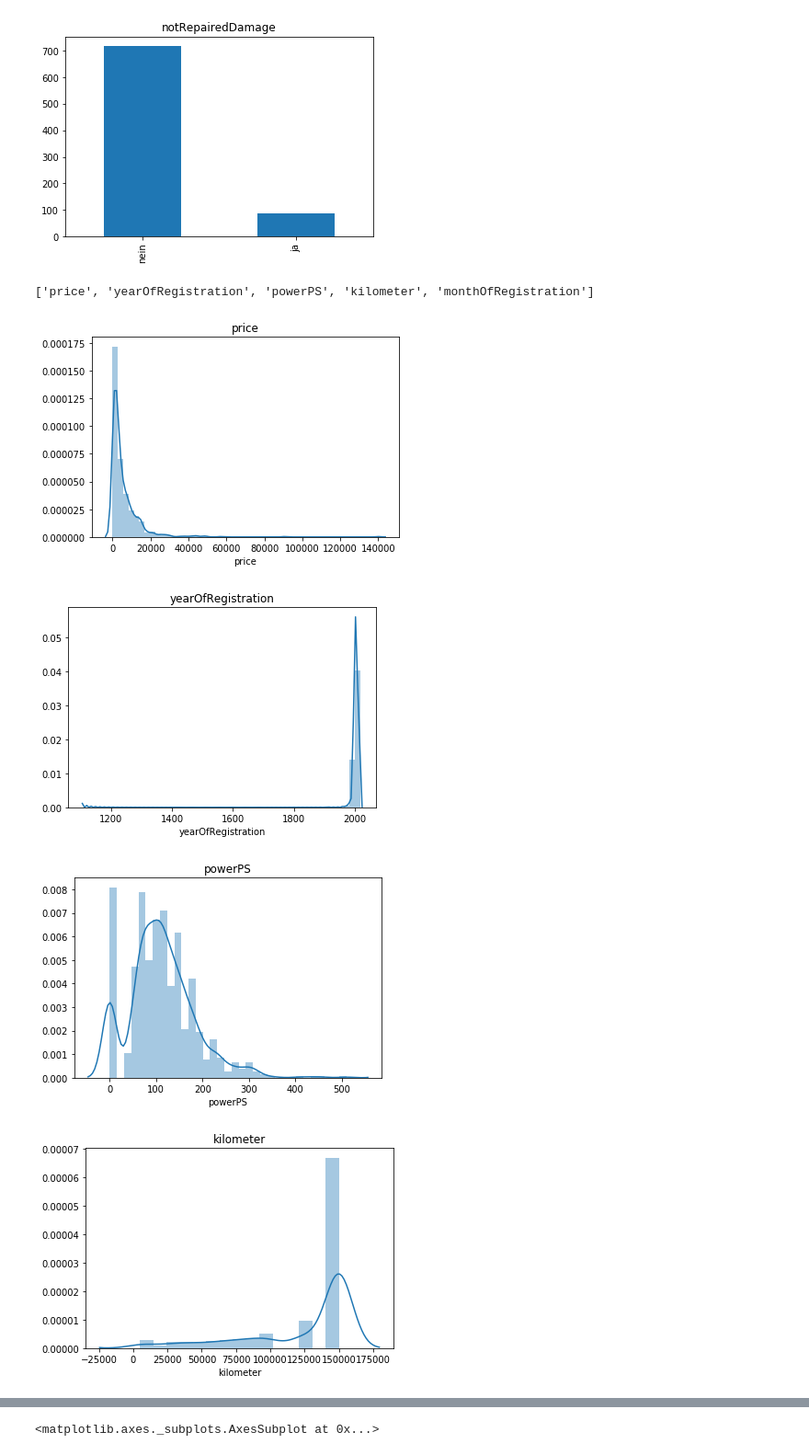
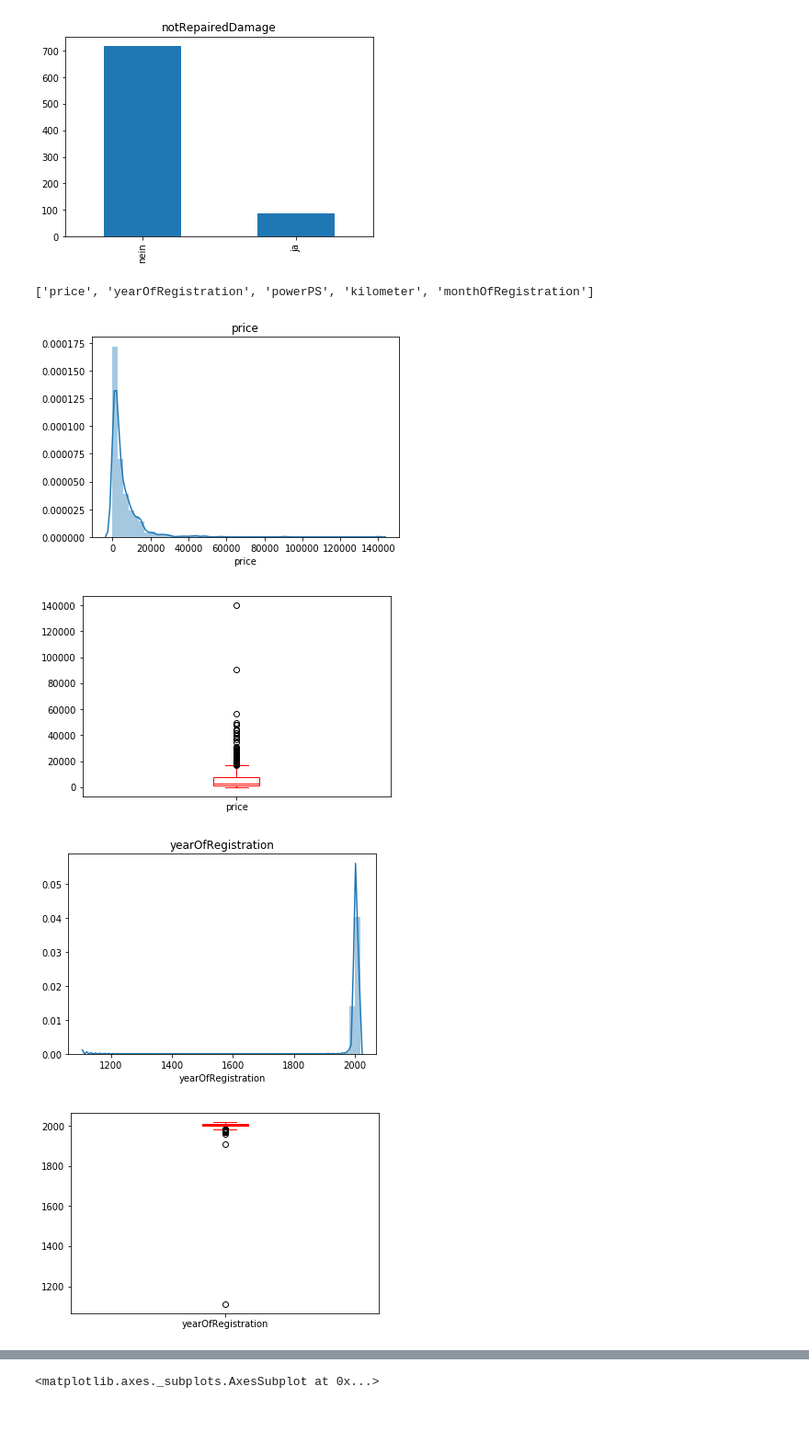
Before and after one commit to KimDoubleB/DS_Tutorials, a Jupyter notebook: used car.ipynb, the cells around one changed output, grey strips where cells are left out. Shown at 92% size. Drawn from its saved outputs; the diff is of its cells as text; code cells hidden in the pictures; blank space fills up the shorter version.

Commit message:
add the box plot and change the range of correct data

```diff
--- a/used car.ipynb
+++ b/used car.ipynb
@@ -13,14 +13,14 @@ import seaborn as sns
 
 
 # read data from csv file
-original = pd.read_csv('autos.csv', sep=',', header=0, encoding='cp1252')
-original = original.head(1000)
+df = pd.read_csv('autos.csv', sep=',', header=0, encoding='cp1252')
+df = df.head(1000)
 
 # Check data information
-original.info()
+df.info()
 
 # Check data statistics
-original.describe()
+df.describe()
 # %% [output]
 <class 'pandas.core.frame.DataFrame'>
 RangeIndex: 1000 entries, 0 to 999
@@ -52,21 +52,21 @@ memory usage: 156.3+ KB
 
 # Restructuring -> Vertical Decomposition
 # drop low impact data on price
-original.drop(['seller', 'offerType', 'abtest', 'dateCrawled', 'nrOfPictures', 'lastSeen', 'postalCode', 'dateCreated'], axis='columns', inplace=True)
+df.drop(['seller', 'offerType', 'abtest', 'dateCrawled', 'nrOfPictures', 'lastSeen', 'postalCode', 'dateCreated'], axis='columns', inplace=True)
 
 
 # Remove unusable data(redundant data)
-data = original.drop_duplicates(['name','price','vehicleType','yearOfRegistration'
+df = df.drop_duplicates(['name','price','vehicleType','yearOfRegistration'
                          ,'gearbox','powerPS','model','kilometer','monthOfRegistration','fuelType'
                          ,'notRepairedDamage'])
 
 
 
-category_feature = [col for col in data.columns if data[col].dtypes == 'object' and col != 'name']
+category_feature = [col for col in df.columns if df[col].dtypes == 'object' and col != 'name']
 print(category_feature)
 
 for col in category_feature:
-    data[col].value_counts().plot(kind='bar')
+    df[col].value_counts().plot(kind='bar')
     plt.title(col)
     plt.show()
 # %% [output]
@@ -79,26 +79,39 @@ for col in category_feature:
 [figure]
 # %%
 
-numerical_feature = [col for col in data.columns if data[col].dtypes == 'int64']
+numerical_feature = [col for col in df.columns if df[col].dtypes == 'int64']
 print(numerical_feature)
 
 for col in numerical_feature:
-    sns.distplot(data.loc[original[col].notnull(), col])
+    sns.distplot(df.loc[df[col].notnull(), col])
     plt.title(col)
+    plt.show()
+    df[col].plot(kind='box', color='red')
     plt.show()
 
 
+# # remove the outlier of numerical data
+# for col in numerical_feature:
+#     Q1 = data[col].quantile(0.25)
+#     Q3 = data[col].quantile(0.75)
+#     IQR = Q3 - Q1
+#     print(col, IQR)
+#     data =  data[(data[col] >= (Q1 - 1.5 * IQR))
+#             & (data[col] <= (Q3 + 1.5 * IQR))]
+#     print(data)
+#    print((df[col] < (Q1 - 1.5 * IQR)) or (df[col] >(Q3 +1.5 * IQR)))
+
 # Remove the outliers and wrong data
-data = data[
-        (data.yearOfRegistration <= 2019)
-      & (data.yearOfRegistration >= 1950)
-      & (data.price >= 100)
-      & (data.price <= 80000)
-      & (data.powerPS >= 10)
-      & (data.powerPS <= 400)]
+df = df[
+        (df.yearOfRegistration <= 2019)
+      & (df.yearOfRegistration >= 1970)
+      & (df.price >= 100)
+      & (df.price <= 80000)
+      & (df.powerPS >= 10)
+      & (df.powerPS <= 400)]
 # %% [output]
 ['price', 'yearOfRegistration', 'powerPS', 'kilometer', 'monthOfRegistration']
 [figure]
-[figure, old version]
+[figure, new version]
-[figure, old version]
+[figure, new version]
-[figure, old version]
+[figure, new version]
```
Also changed, not shown: parts of 5 cells of this notebook.
